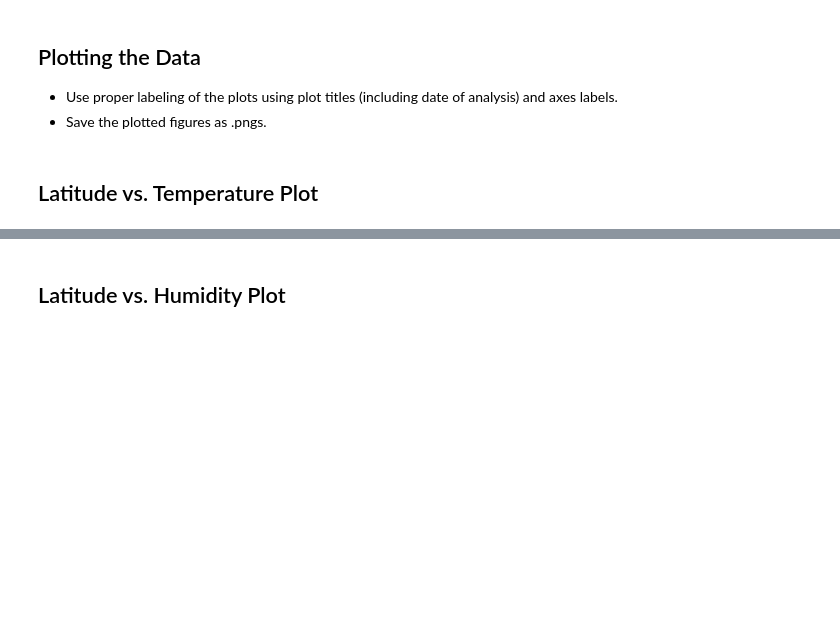
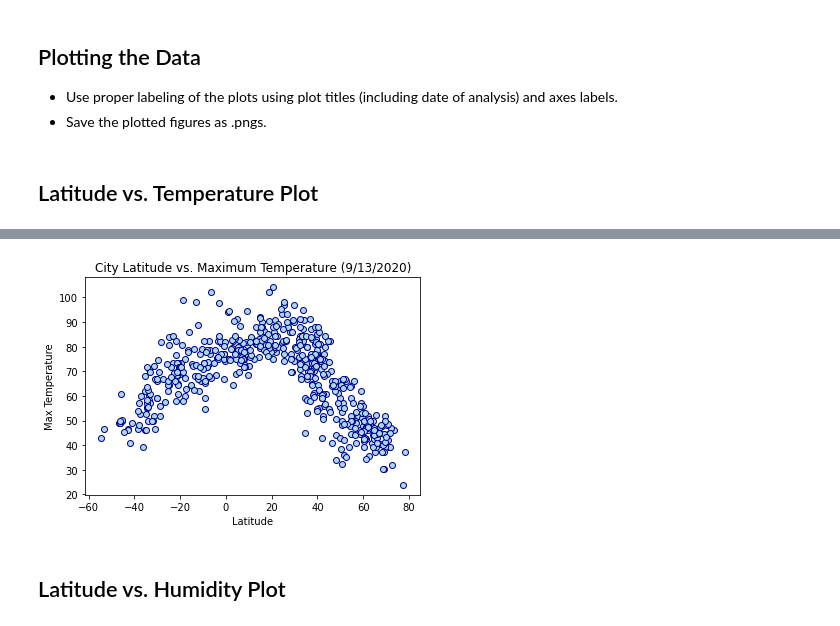
Before and after one commit to mcbien/python_apis_challenge, a Jupyter notebook: WeatherPy.ipynb, the cells around one changed output, grey strips where cells are left out. Cells and saved outputs as stored; diff of their text form; code cells hidden in the pictures; blank space fills up the shorter version.

```diff
--- a/WeatherPy.ipynb
+++ b/WeatherPy.ipynb
@@ -150,0 +124,21 @@ ES
+# %%
+# Create dictionary of results
+weather_data_dict = {
+    "City": city_name,
+    "Lat": latitude,
+    "Lng": longitude,
+    "Max Temp": temp_max,
+    "Humidity": humidity,
+    "Cloudiness": clouds,
+    "Wind Speed": wind_speed,
+    "Country": country,
+    "Date": date
+}
+#Create dataframe from dictionary
+weather_data = pd.DataFrame(weather_data_dict)
+# Export dataframe to csv
+file_path = os.path.join("output_data","cities.csv")
+weather_data.to_csv(file_path)
+
+
+weather_data.head()
@@ -189,2 +188,14 @@ Int64Index([], dtype='int64')
+# %%
+x_data = weather_data["Lat"]
+y_data = weather_data["Max Temp"]
+plt.scatter(x=x_data, y=y_data, marker="o",facecolors="lightblue",edgecolors="darkblue")
+today = pd.to_datetime('today')
+plt.title(f"City Latitude vs. Maximum Temperature ({today.month}/{today.day}/{today.year})")
+plt.xlabel("Latitude")
+plt.ylabel("Max Temperature")
+output_path_fig1 = os.path.join("output_data","fig1.png")
+plt.savefig(output_path_fig1)
+# %% [output]
+[figure, added]
 # %% [markdown]
 ## Latitude vs. Humidity Plot
```
Also changed, not shown: parts of 18 cells of this notebook, 5 other files.
